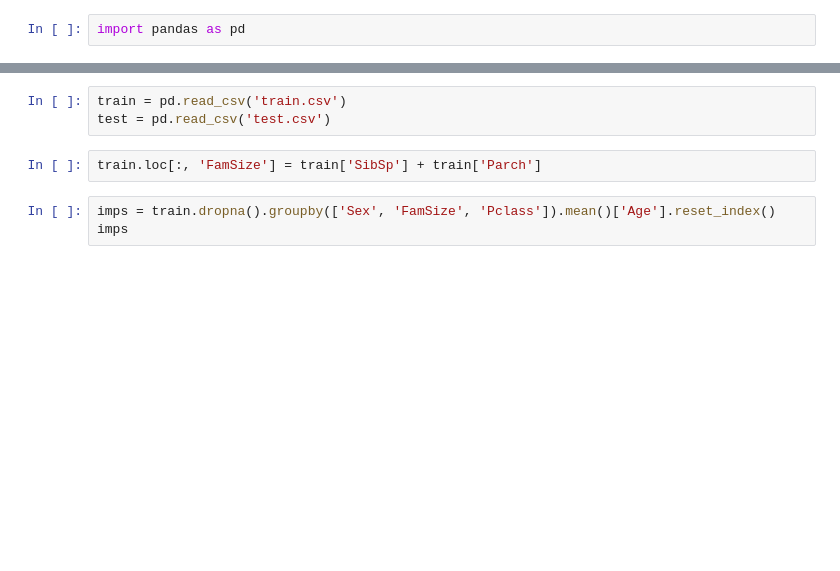
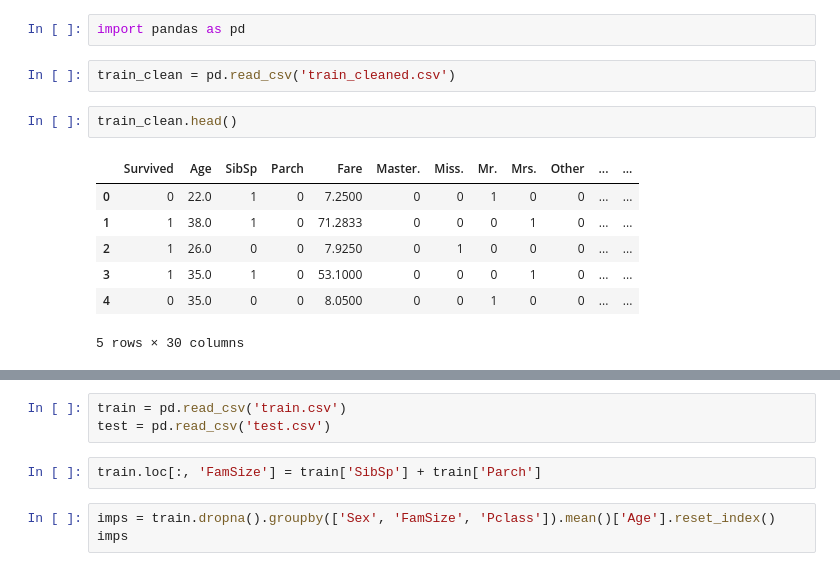
Before and after one commit to PatrickFlynn/Titanic_Prediction, a Jupyter notebook: Test Set EDA.ipynb, the cells around one changed output, grey strips where cells are left out. Saved outputs shown, nothing was run; the diff lists cells and outputs as text; blank space fills up the shorter version.

```diff
--- a/Test Set EDA.ipynb
+++ b/Test Set EDA.ipynb
@@ -1,2 +1,14 @@
 # %%
 import pandas as pd
+# %%
+train_clean = pd.read_csv('train_cleaned.csv')
+# %%
+train_clean.head()
+# %% [output]
+|  | Survived | Age | SibSp | Parch | Fare | Master. | Miss. | Mr. | Mrs. | Other | ... | ... |
+| 0 | 0 | 22.0 | 1 | 0 | 7.2500 | 0 | 0 | 1 | 0 | 0 | ... | ... |
+| 1 | 1 | 38.0 | 1 | 0 | 71.2833 | 0 | 0 | 0 | 1 | 0 | ... | ... |
+| 2 | 1 | 26.0 | 0 | 0 | 7.9250 | 0 | 1 | 0 | 0 | 0 | ... | ... |
+| 3 | 1 | 35.0 | 1 | 0 | 53.1000 | 0 | 0 | 0 | 1 | 0 | ... | ... |
+| 4 | 0 | 35.0 | 0 | 0 | 8.0500 | 0 | 0 | 1 | 0 | 0 | ... | ... |
+5 rows × 30 columns
```
Also changed, not shown: parts of 1 cell of this notebook.
